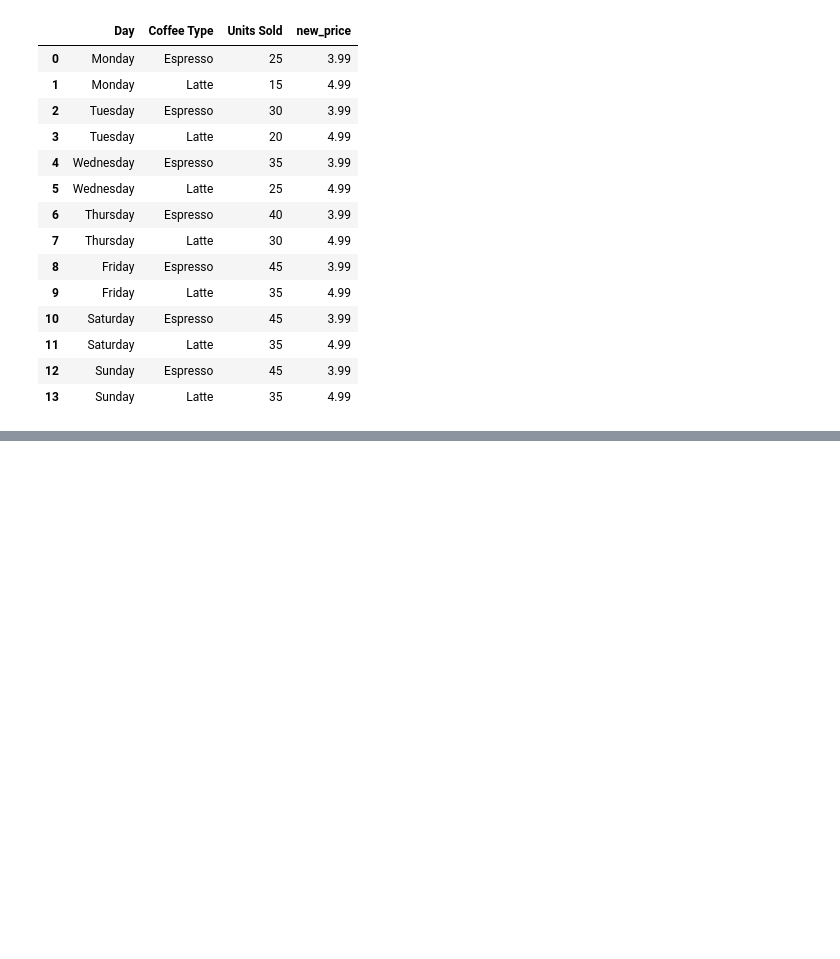
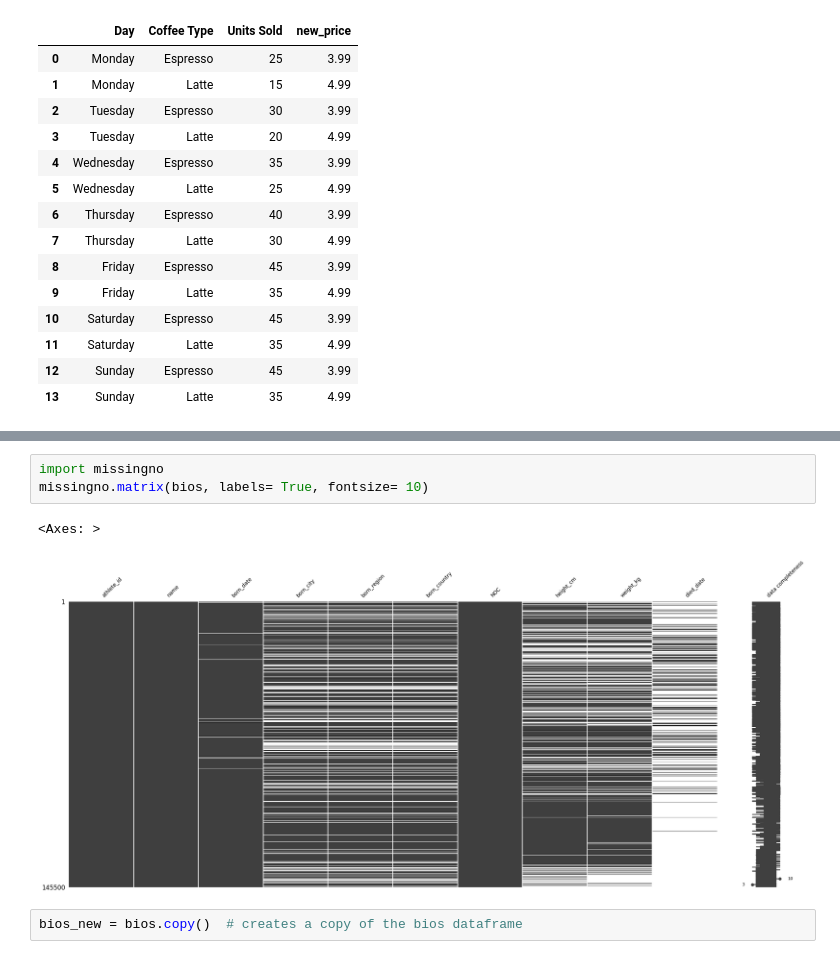
Before and after one commit to Mariam-Elghazaly/DEPIMariam, a Jupyter notebook: learning/Pandas/pan.ipynb, the cells around one changed output, grey strips where cells are left out. Saved outputs shown, nothing was run; the diff lists cells and outputs as text; blank space fills up the shorter version.

```diff
--- a/learning/Pandas/pan.ipynb
+++ b/learning/Pandas/pan.ipynb
@@ -717,0 +733,8 @@ coffee
+# %%
+import missingno
+missingno.matrix(bios, labels= True, fontsize= 10)
+# %% [output]
+<Axes: >
+[figure, added]
+# %%
+bios_new = bios.copy()  # creates a copy of the bios dataframe
```
Also changed, not shown: parts of 69 cells of this notebook, 11 other files.
